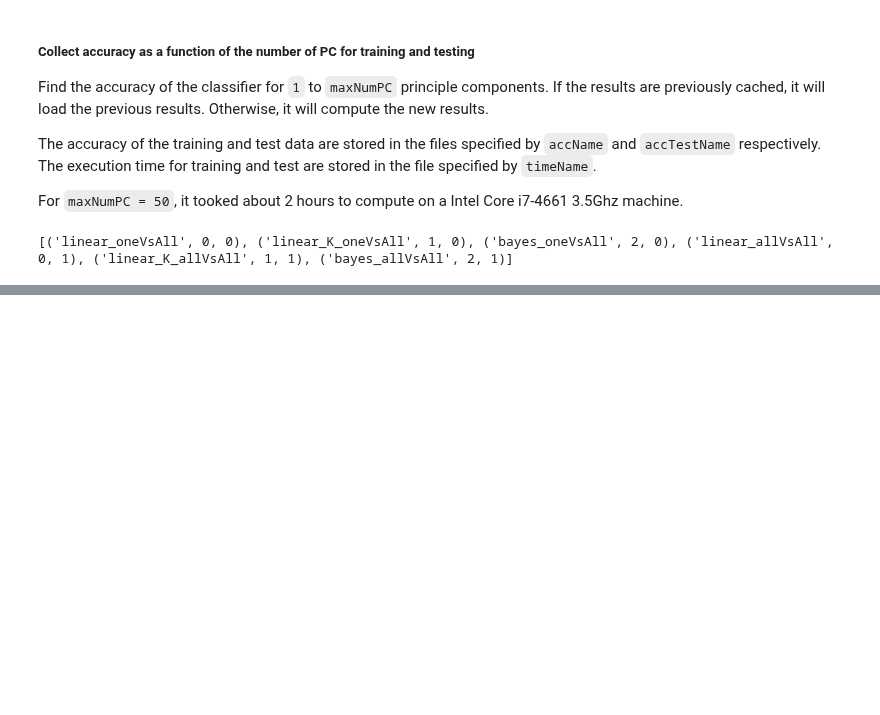
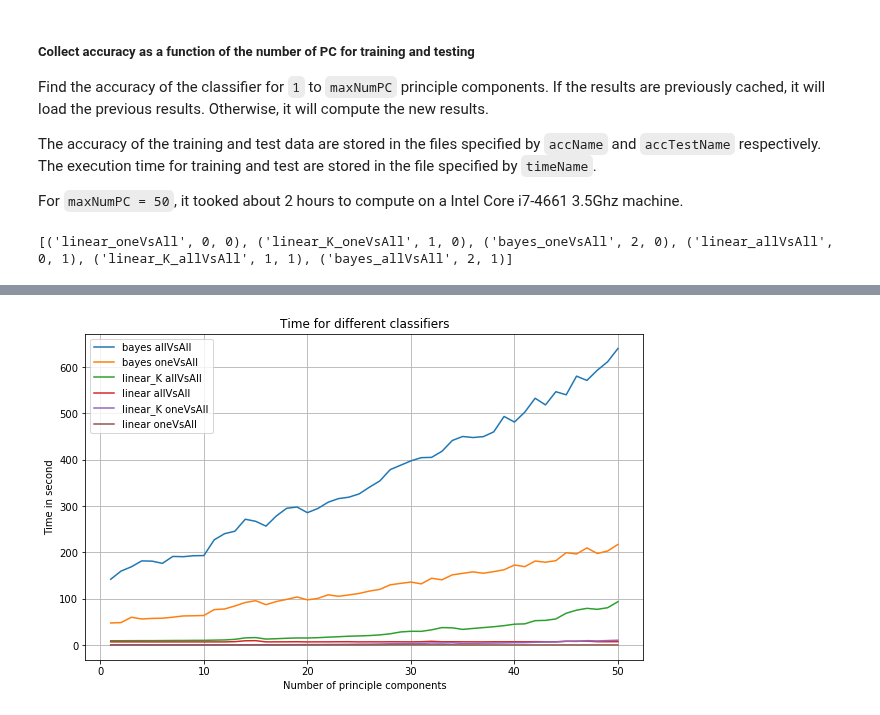
Before and after one commit to teambengio/finalproject, a Jupyter notebook: finalproject-allvsall.ipynb, the cells around one changed output, grey strips where cells are left out. Saved outputs shown, nothing was run; the diff lists cells and outputs as text; code cells hidden in the pictures; blank space fills up the shorter version.

```diff
--- a/finalproject-allvsall.ipynb
+++ b/finalproject-allvsall.ipynb
@@ -792,18 +804,20 @@ plt.show()
 # %%
 fig = plt.figure()
 nPC = range(1, maxNumPC+1)
 for i in [5, 2, 4, 3, 1, 0] :
     expt, m, p = exptList[i]
     plt.plot(nPC,timeList[expt],label="{} {}".format(modelList[m],policyList[p]))
 plt.ylabel("Time in second")
 plt.xlabel("Number of principle components")
 plt.title("Time for different classifiers")
 plt.grid("on")
 plt.legend()
-fig.set_size_inches(8,8)
+fig.set_size_inches(10,6)
 fName = os.path.join(pDir,'time_n{}_{}.png'.format(n,rev))
 savefig(fName, bbox_inches='tight')
 plt.show()
+# %% [output]
+[figure, added]
 # %%
 fig = plt.figure()
 nPC = range(1, maxNumPC+1)
```
Also changed, not shown: parts of 4 cells of this notebook, 24 other files.
